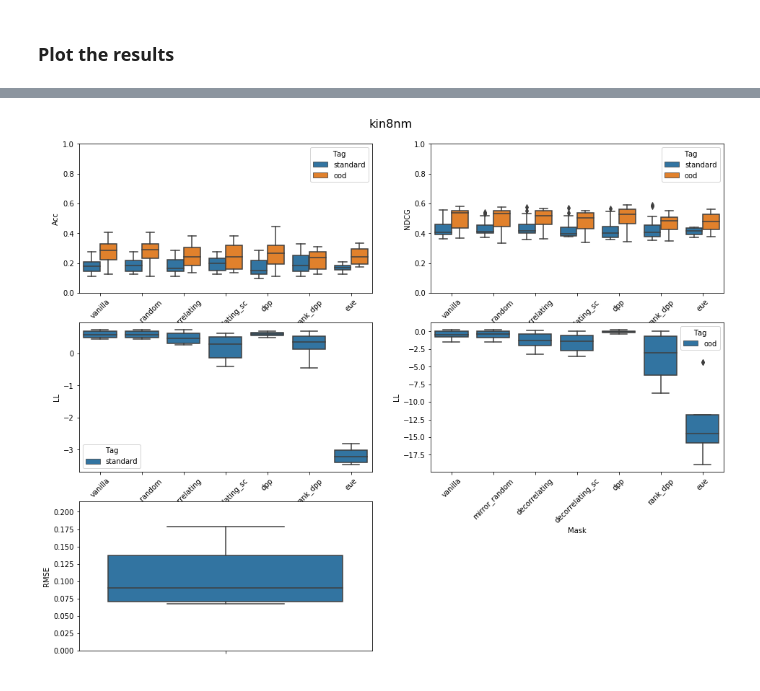
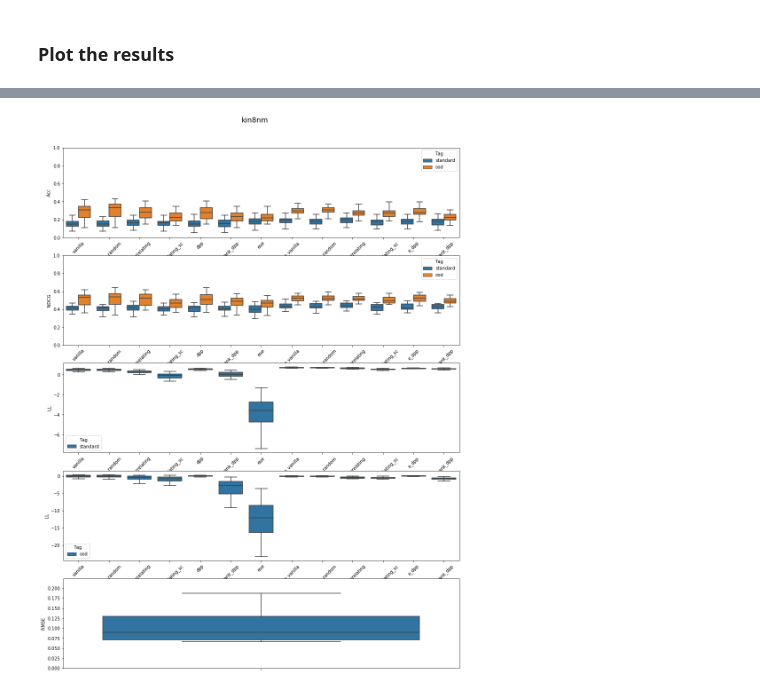
Before and after one commit to stat-ml/alpaca, a Jupyter notebook: experiments/datasets.ipynb, the cells around one changed output, grey strips where cells are left out. Cells and saved outputs as stored; diff of their text form; code cells hidden in the pictures.

Commit message:
ADD: masks for ensembles

```diff
--- a/experiments/datasets.ipynb
+++ b/experiments/datasets.ipynb
@@ -43,7 +43,8 @@ config = {
     'dataset': 'kin8nm',
     'l2_reg': 1e-4,
     'ood_percentile': 90,
-    'with_ensembles': True
+    'with_ensembles': True,
+    'ensembles_num_models': 5
 }
 # %%
 train_opts = ['patience', 'dropout_rate', 'epochs', 'batch_size', 'validation_step']
@@ -60,6 +63,7 @@ config['layers'][0] = x_all.shape[-1]
+# %%
+emasks = [build_masks(DEFAULT_MASKS) for i in range(config['ensembles_num_models'])]
+emasks = {key: [e[key] for e in emasks] for key in masks.keys()}
 # %%
-masks = build_masks(DEFAULT_MASKS)
-
 def construct_estimator(model, model_type, name):
     if model_type == 'mask':
         mask = masks[name]
@@ -67,7 +71,7 @@ def construct_estimator(model, model_type, name):
             'mcdue_masked', model, nn_runs=config['nn_runs'], dropout_mask=mask,
             dropout_rate=config['dropout_uq'])
     elif model_type == 'emask':
-        mask = masks[name]
+        mask = emasks[name]
         return build_estimator(
             'emcdue_masked', model, nn_runs=config['nn_runs'], dropout_mask=mask,
             dropout_rate=config['dropout_uq'])
@@ -138,7 +151,7 @@ for m, (train_idx, val_idx) in enumerate(kfold_iterator):
     standard_evaluator.bench(model, 'eue', 'ensemble')
     ood_evaluator.bench(model, 'eue', 'ensemble')
 
-    for name in masks:
+    for name in emasks:
         standard_evaluator.bench(model, name, 'emask')
         ood_evaluator.bench(model, name, 'emask')
 
@@ -188,25 +180,25 @@ mask_df
 # %%
 mask_df = pd.DataFrame(mask_results, columns=['Acc', 'NDCG', 'LL', 'RMSE', 'Mask', 'Tag'])
 
-fig = plt.figure(figsize=(16, 16))
+fig = plt.figure(figsize=(16, 32))
 plt.suptitle(config['dataset'], fontsize=16)
 fig.subplots_adjust(top=0.95)
 
 
 def boxplot(df, x_label, y_label, i, bottom=0, top=1):
-    plt.subplot(4, 2, i)
+    plt.subplot(8, 1, i)
     plt.xticks(rotation=45)
     if bottom is not None:
         plt.ylim(bottom, top)
-    sns.boxplot(data=df, x=x_label, y=y_label, hue='Tag')
+    sns.boxplot(data=df, x=x_label, y=y_label, hue='Tag', showfliers=False)
 
 boxplot(mask_df, 'Mask', 'Acc', 1, 0, 1)
 boxplot(mask_df, 'Mask', 'NDCG', 2, 0, 1)
 boxplot(mask_df[mask_df.Tag=='standard'], 'Mask', 'LL', 3, None)
 boxplot(mask_df[mask_df.Tag=='ood'], 'Mask', 'LL', 4, None)
 boxplot(mask_df, None, 'RMSE', 5, 0, 1.2*mask_df.RMSE.max())
 # %% [output]
-[figure, old version]
+[figure, new version]
 # %%
 timestamp = datetime.now().strftime("%y-%m-%d__%H_%M")
 with open(f"data/results_{config['dataset']}_{timestamp}.pkl", 'wb') as f:
```
Also changed, not shown: parts of 4 cells of this notebook.
